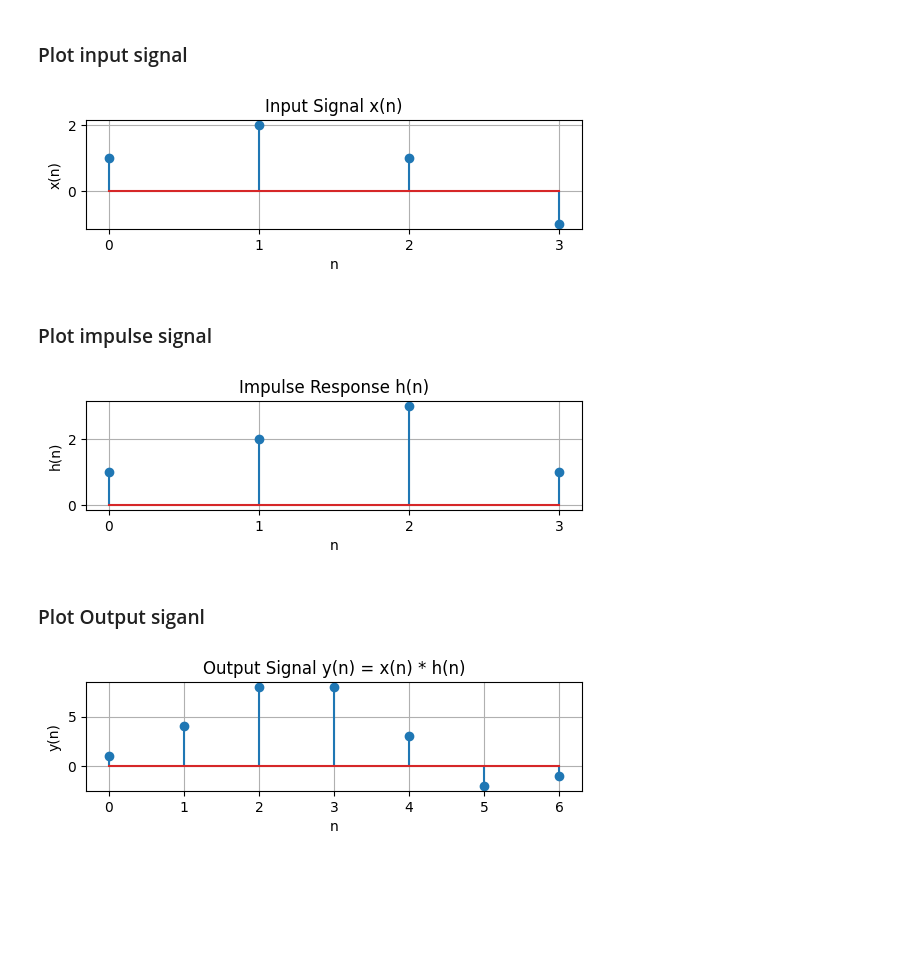
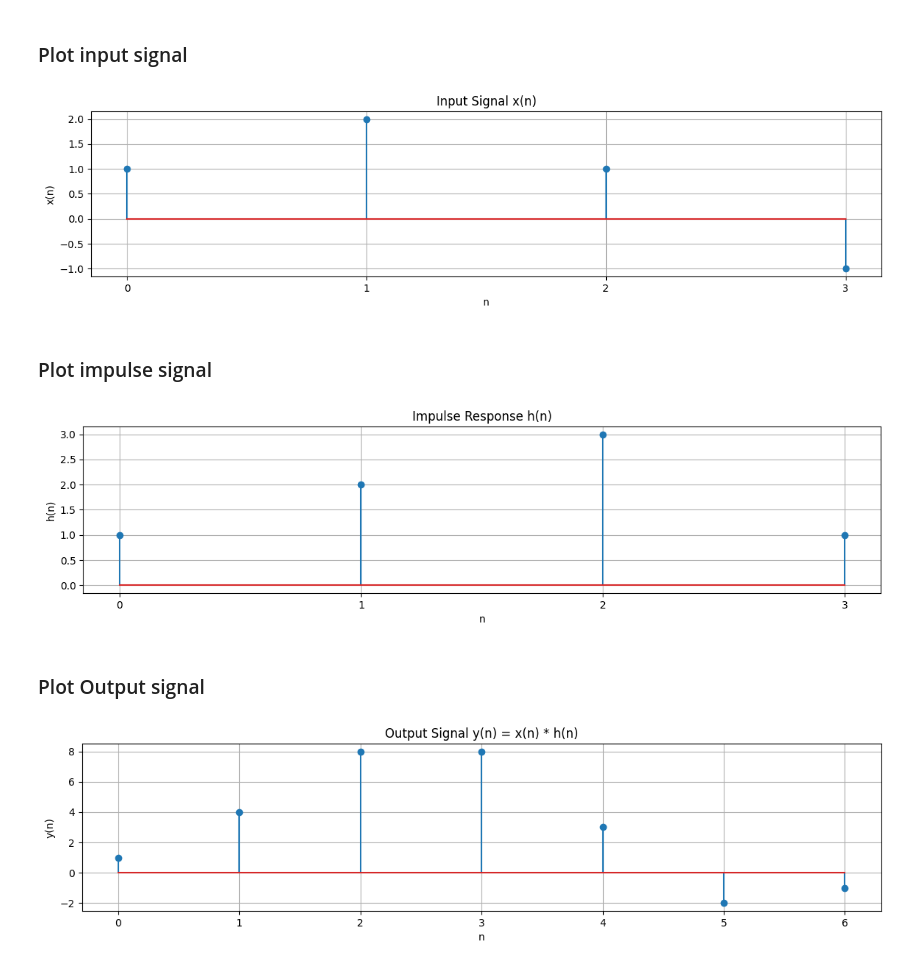
Before and after one commit to raj14428o/digital-signal-processing, a Jupyter notebook: Linear Time-Invariant (LTI) Systems/LTI_Convolution.ipynb, the cells around one changed output. Cells and saved outputs as stored; diff of their text form; code cells hidden in the pictures; blank space fills up the shorter version.

Commit message:
fixing typo and plot size

```diff
--- a/Linear Time-Invariant (LTI) Systems/LTI_Convolution.ipynb
+++ b/Linear Time-Invariant (LTI) Systems/LTI_Convolution.ipynb
@@ -37,19 +37,20 @@ y = np.convolve(x,h)
 # %% [markdown]
 ### Plot input signal
 # %%
+plt.figure(figsize=(14, 10))
 plt.subplot(3, 1, 1)
 plt.stem(np.arange(len(x)), x)
 plt.title("Input Signal x(n)")
 plt.xlabel("n")
 plt.ylabel("x(n)")
 plt.grid(True)
 plt.xticks(np.arange(0, len(x), 1));
 # %% [output]
-[figure, old version]
+[figure, new version]
 # %% [markdown]
 ### Plot impulse signal
 # %%
-
+plt.figure(figsize=(14, 10))
 plt.subplot(3, 1, 2)
 plt.stem(np.arange(len(h)), h)
 plt.title("Impulse Response h(n)")
@@ -58,10 +59,11 @@ plt.ylabel("h(n)")
 plt.grid(True)
 plt.xticks(np.arange(0, len(x), 1));
 # %% [output]
-[figure, old version]
+[figure, new version]
 # %% [markdown]
-### Plot Output siganl
+### Plot Output signal
 # %%
+plt.figure(figsize=(14, 10))
 plt.subplot(3, 1, 3)
 plt.stem(np.arange(len(y)), y)
 plt.title("Output Signal y(n) = x(n) * h(n)")
@@ -69,4 +71,4 @@ plt.xlabel("n")
 plt.ylabel("y(n)")
 plt.grid(True)
 # %% [output]
-[figure, old version]
+[figure, new version]
```
Also changed, not shown: 1 other file.
